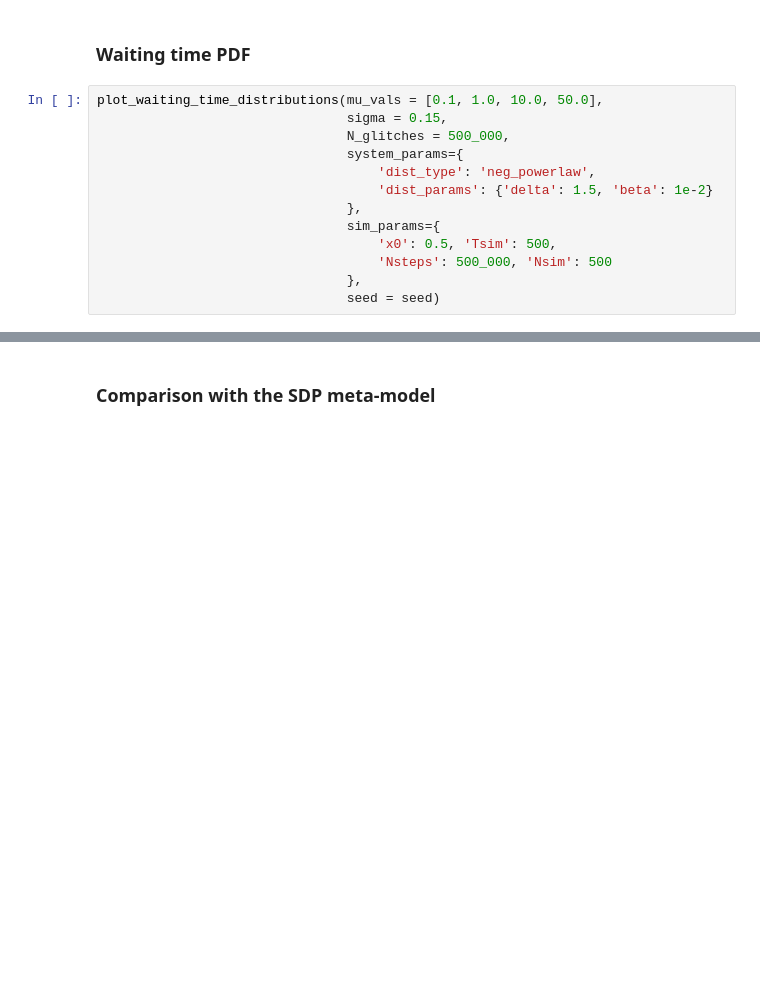
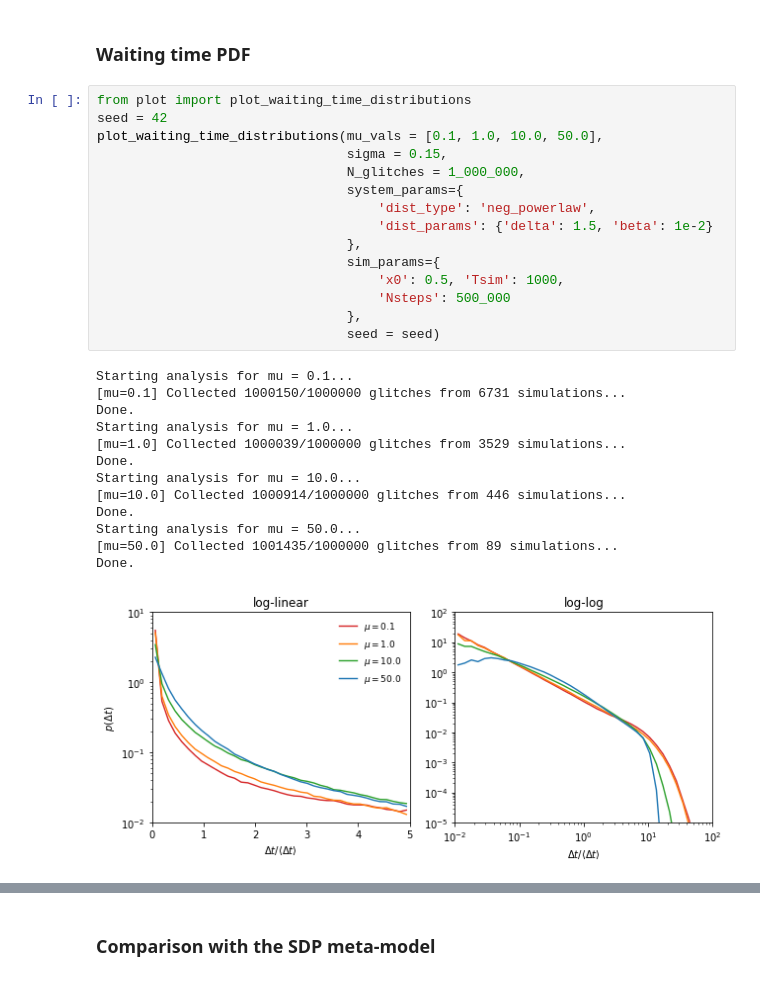
Before and after one commit to Spina02/pulsar-glitches, a Jupyter notebook: src/main.ipynb, the cells around one changed output, grey strips where cells are left out. Saved outputs shown, nothing was run; the diff lists cells and outputs as text; blank space fills up the shorter version.

```diff
--- a/src/main.ipynb
+++ b/src/main.ipynb
@@ -203,16 +216,32 @@ The transition between these two regimes occurs around $\mu \sim 1$, where the d
 # %% [markdown]
 ### **Waiting time PDF**
 # %%
+from plot import plot_waiting_time_distributions
+seed = 42
 plot_waiting_time_distributions(mu_vals = [0.1, 1.0, 10.0, 50.0],
                                 sigma = 0.15,
-                                N_glitches = 500_000,
+                                N_glitches = 1_000_000,
                                 system_params={
                                     'dist_type': 'neg_powerlaw',
                                     'dist_params': {'delta': 1.5, 'beta': 1e-2}
                                 },
                                 sim_params={
-                                    'x0': 0.5, 'Tsim': 500,
-                                    'Nsteps': 500_000, 'Nsim': 500
+                                    'x0': 0.5, 'Tsim': 1000,
+                                    'Nsteps': 500_000
                                 },
                                 seed = seed)
+# %% [output]
+Starting analysis for mu = 0.1...
+[mu=0.1] Collected 1000150/1000000 glitches from 6731 simulations...
+Done.
+Starting analysis for mu = 1.0...
+[mu=1.0] Collected 1000039/1000000 glitches from 3529 simulations...
+Done.
+Starting analysis for mu = 10.0...
+[mu=10.0] Collected 1000914/1000000 glitches from 446 simulations...
+Done.
+Starting analysis for mu = 50.0...
+[mu=50.0] Collected 1001435/1000000 glitches from 89 simulations...
+Done.
+[figure, added]
 # %%
```
Also changed, not shown: parts of 10 cells of this notebook, 5 other files.
